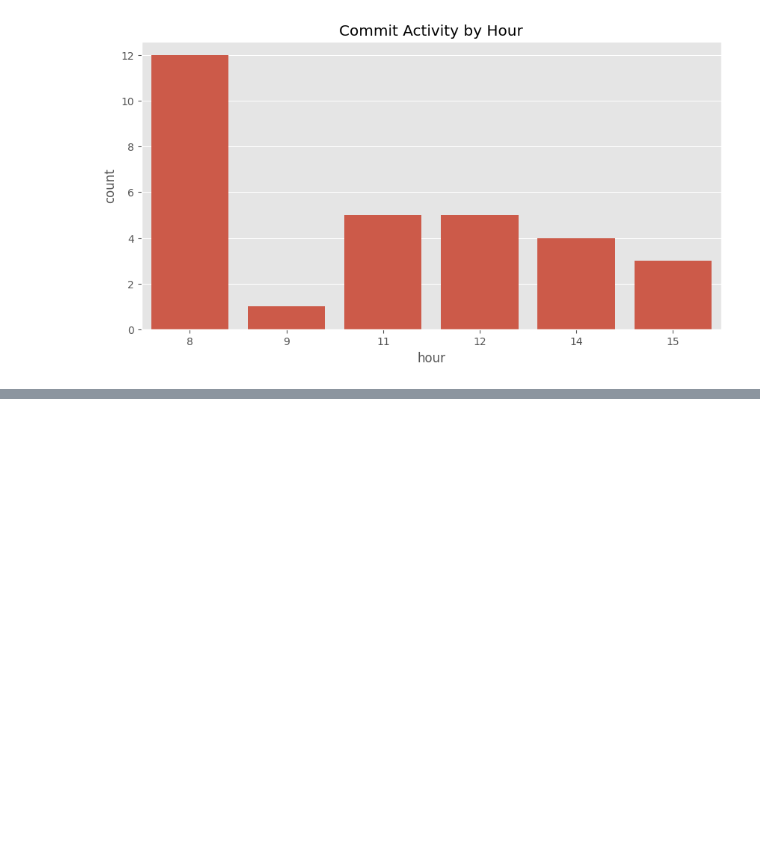
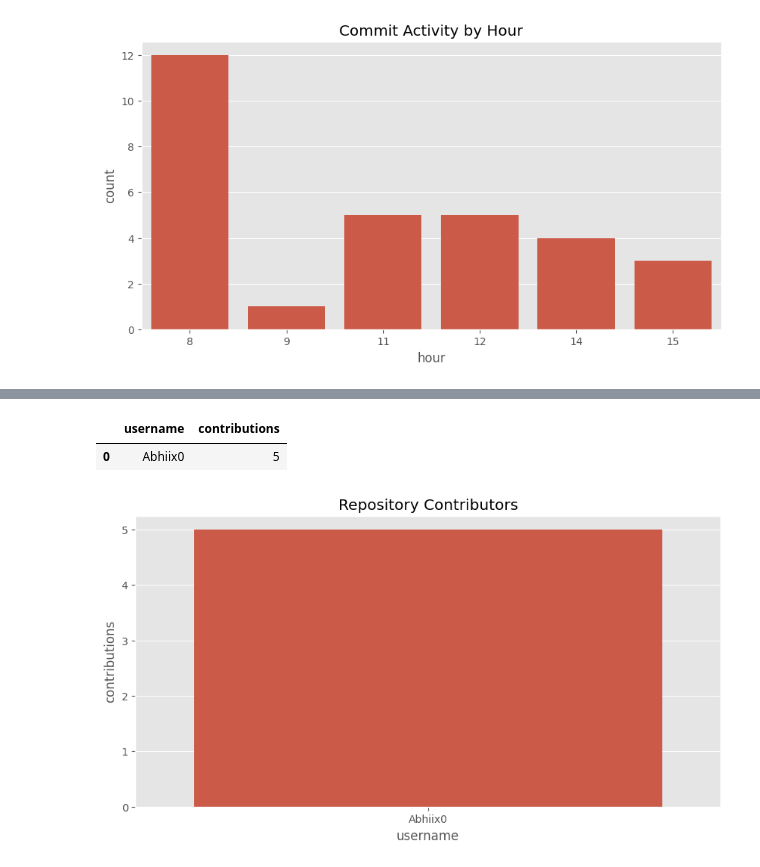
Before and after one commit to Abhiix0/github-insights-engine, a Jupyter notebook: notebooks/analysis.ipynb, the cells around one changed output, grey strips where cells are left out. Saved outputs shown, nothing was run; the diff lists cells and outputs as text; code cells hidden in the pictures; blank space fills up the shorter version.

Commit message:
Added contributor and repository intelligence analysis

```diff
--- a/notebooks/analysis.ipynb
+++ b/notebooks/analysis.ipynb
@@ -265,3 +265,14 @@ plt.title("Commit Activity by Hour")
 plt.show()
 # %% [output]
 [figure]
+# %%
+owner = "Abhiix0"
+repo = "github-insights-engine"
+
+contributors_url = f"https://api.github.com/repos/{owner}/{repo}/contributors"
+
+response = requests.get(contributors_url)
+
+contributors = response.json()
+
+contributors[:2]
@@ -267,0 +300,31 @@ plt.show()
+# %%
+contributor_list = []
+
+for contributor in contributors:
+    contributor_info = {
+        "username": contributor["login"],
+        "contributions": contributor["contributions"]
+    }
+
+    contributor_list.append(contributor_info)
+
+contributors_df = pd.DataFrame(contributor_list)
+
+contributors_df
+# %% [output]
+|  | username | contributions |
+| 0 | Abhiix0 | 5 |
+# %%
+plt.figure(figsize=(10, 5))
+
+sns.barplot(
+    data=contributors_df,
+    x="username",
+    y="contributions"
+)
+
+plt.title("Repository Contributors")
+
+plt.show()
+# %% [output]
+[figure, added]
```
Also changed, not shown: parts of 5 cells of this notebook.
